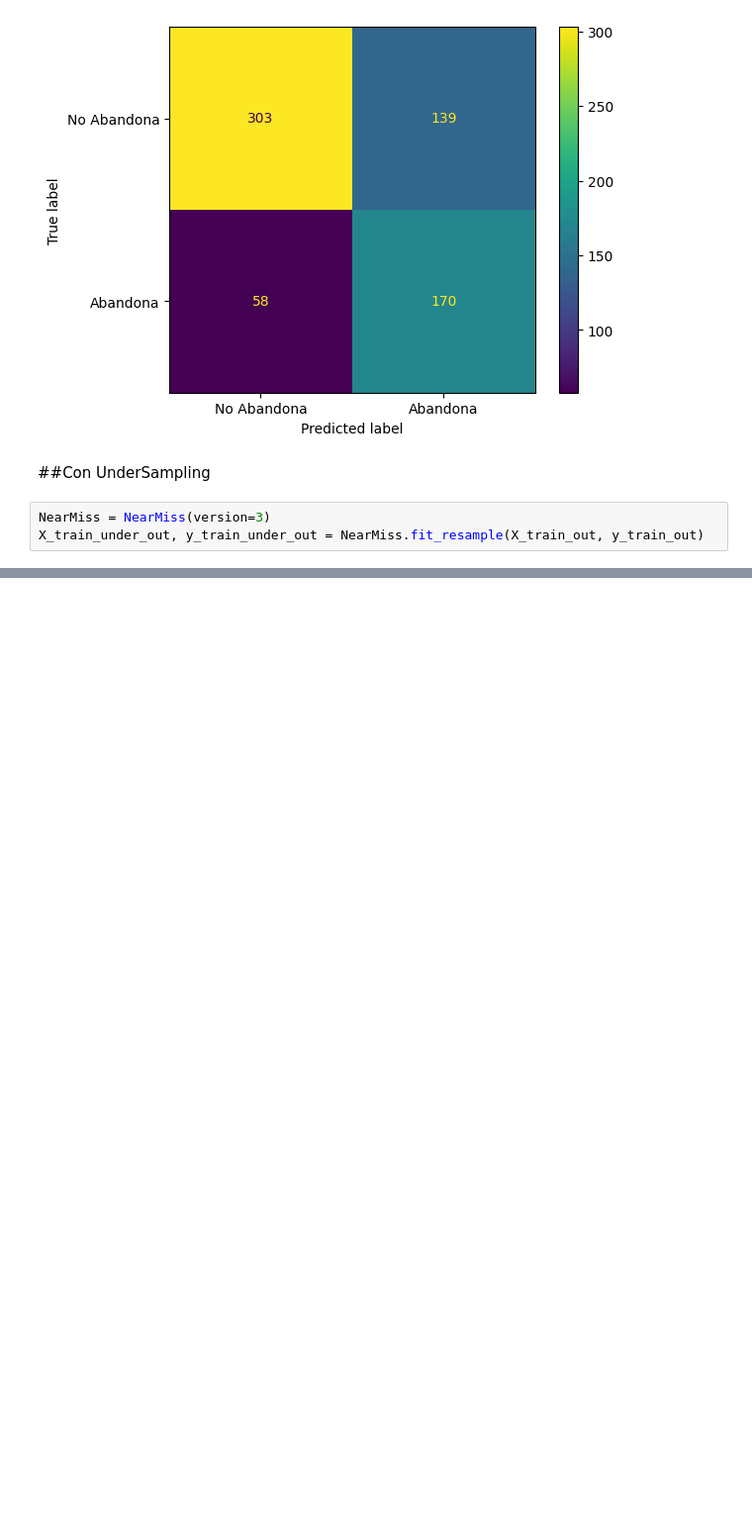
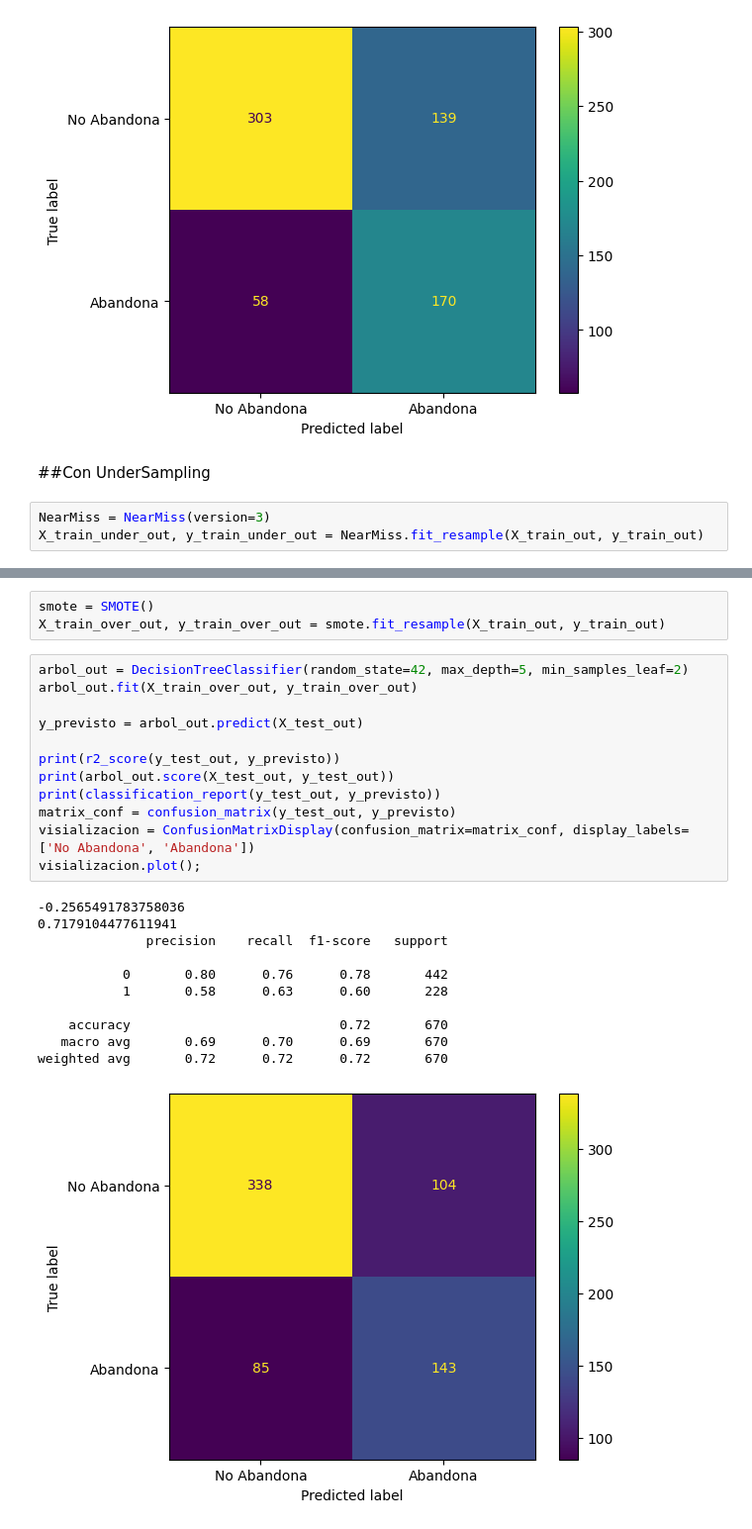
Before and after one commit to Cristiand056/TelecomX_parte2_Latam, a Jupyter notebook: TelecomX_parte2_Latam.ipynb, the cells around one changed output, grey strips where cells are left out. Shown at 99% size. Saved outputs shown, nothing was run; the diff lists cells and outputs as text; blank space fills up the shorter version.

```diff
--- a/TelecomX_parte2_Latam.ipynb
+++ b/TelecomX_parte2_Latam.ipynb
@@ -1207,0 +1210,27 @@ weighted avg       0.74      0.70      0.71       670
+# %%
+smote = SMOTE()
+X_train_over_out, y_train_over_out = smote.fit_resample(X_train_out, y_train_out)
+# %%
+arbol_out = DecisionTreeClassifier(random_state=42, max_depth=5, min_samples_leaf=2)
+arbol_out.fit(X_train_over_out, y_train_over_out)
+
+y_previsto = arbol_out.predict(X_test_out)
+
+print(r2_score(y_test_out, y_previsto))
+print(arbol_out.score(X_test_out, y_test_out))
+print(classification_report(y_test_out, y_previsto))
+matrix_conf = confusion_matrix(y_test_out, y_previsto)
+visializacion = ConfusionMatrixDisplay(confusion_matrix=matrix_conf, display_labels=['No Abandona', 'Abandona'])
+visializacion.plot();
+# %% [output]
+-0.2565491783758036
+0.7179104477611941
+              precision    recall  f1-score   support
+
+           0       0.80      0.76      0.78       442
+           1       0.58      0.63      0.60       228
+
+    accuracy                           0.72       670
+   macro avg       0.69      0.70      0.69       670
+weighted avg       0.72      0.72      0.72       670
+[figure, added]
```
Also changed, not shown: parts of 4 cells of this notebook.
